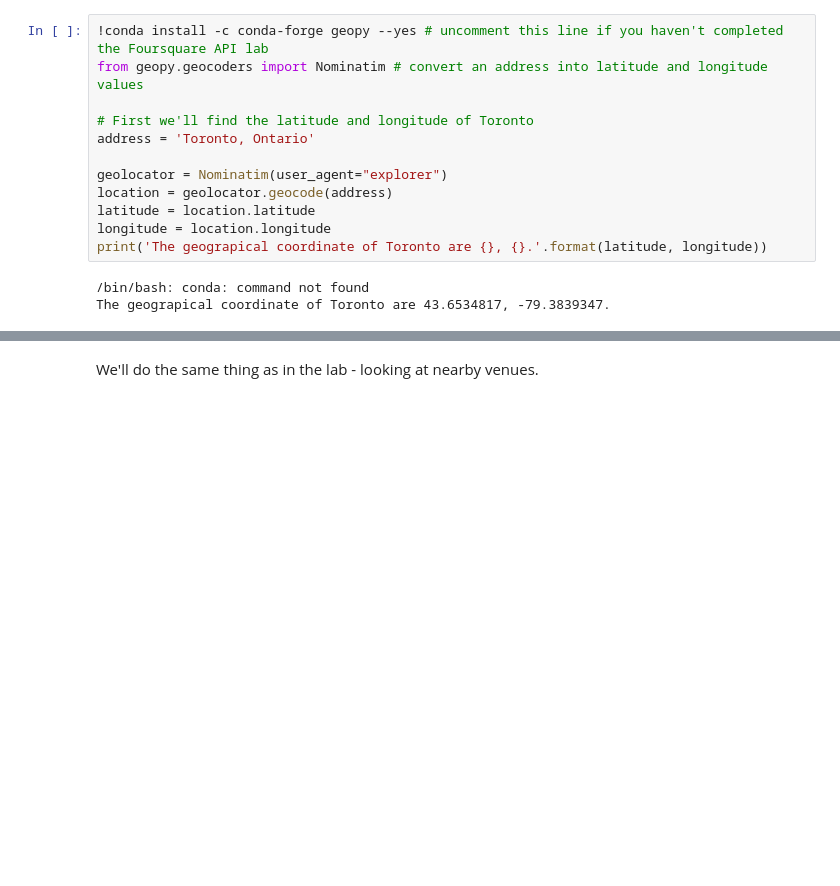
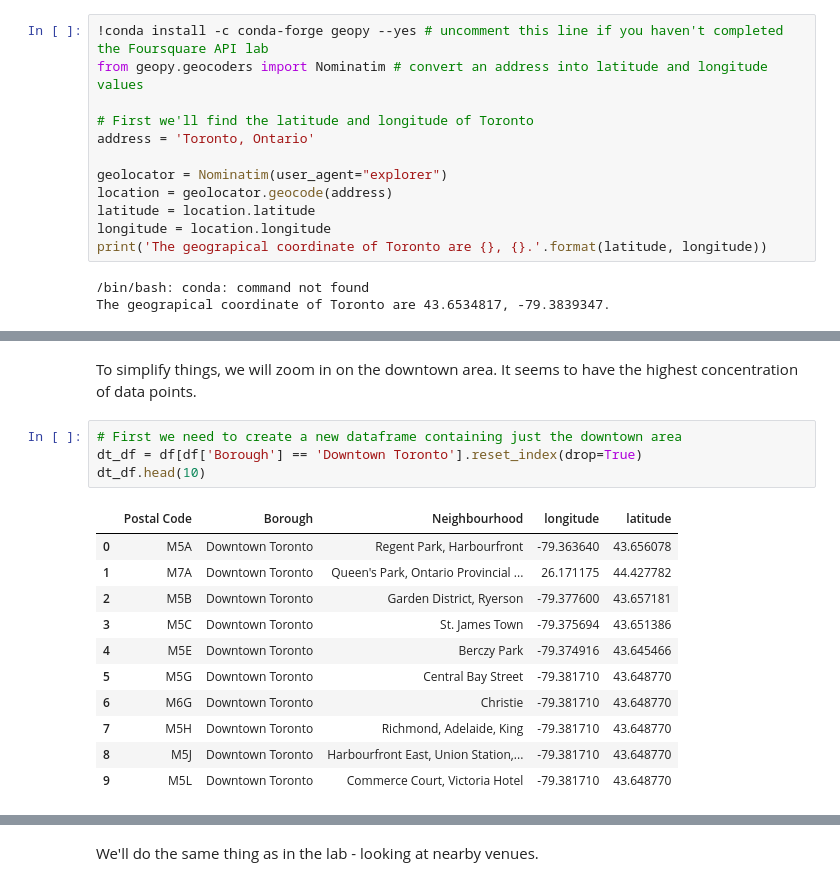
Before and after one commit to tylerkkp/Coursera_Capstone, a Jupyter notebook: ds_capstone_wk3.ipynb, the cells around one changed output, grey strips where cells are left out. Cells and saved outputs as stored; diff of their text form; blank space fills up the shorter version.

```diff
--- a/ds_capstone_wk3.ipynb
+++ b/ds_capstone_wk3.ipynb
@@ -190,3 +206,21 @@ for pc, lat, lng, borough, neighbourhood in zip(df['Postal Code'], df['latitude'
 toronto_map
 # %% [output]
 [interactive output not drawn]
+# %% [markdown]
+To simplify things, we will zoom in on the downtown area. It seems to have the highest concentration of data points.
+# %%
+# First we need to create a new dataframe containing just the downtown area
+dt_df = df[df['Borough'] == 'Downtown Toronto'].reset_index(drop=True)
+dt_df.head(10)
+# %% [output]
+|  | Postal Code | Borough | Neighbourhood | longitude | latitude |
+| 0 | M5A | Downtown Toronto | Regent Park, Harbourfront | -79.363640 | 43.656078 |
+| 1 | M7A | Downtown Toronto | Queen's Park, Ontario Provincial ... | 26.171175 | 44.427782 |
+| 2 | M5B | Downtown Toronto | Garden District, Ryerson | -79.377600 | 43.657181 |
+| 3 | M5C | Downtown Toronto | St. James Town | -79.375694 | 43.651386 |
+| 4 | M5E | Downtown Toronto | Berczy Park | -79.374916 | 43.645466 |
+| 5 | M5G | Downtown Toronto | Central Bay Street | -79.381710 | 43.648770 |
+| 6 | M6G | Downtown Toronto | Christie | -79.381710 | 43.648770 |
+| 7 | M5H | Downtown Toronto | Richmond, Adelaide, King | -79.381710 | 43.648770 |
+| 8 | M5J | Downtown Toronto | Harbourfront East, Union Station,... | -79.381710 | 43.648770 |
+| 9 | M5L | Downtown Toronto | Commerce Court, Victoria Hotel | -79.381710 | 43.648770 |
```
Also changed, not shown: parts of 34 cells of this notebook.
